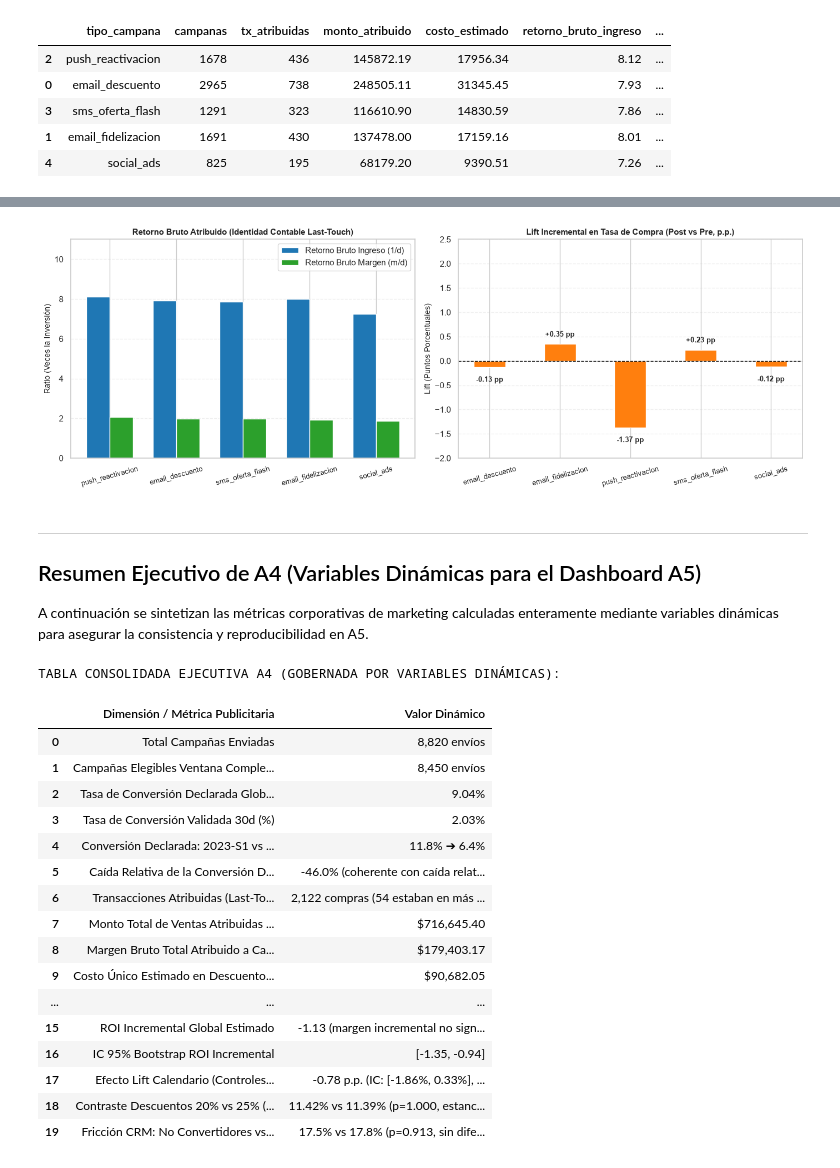
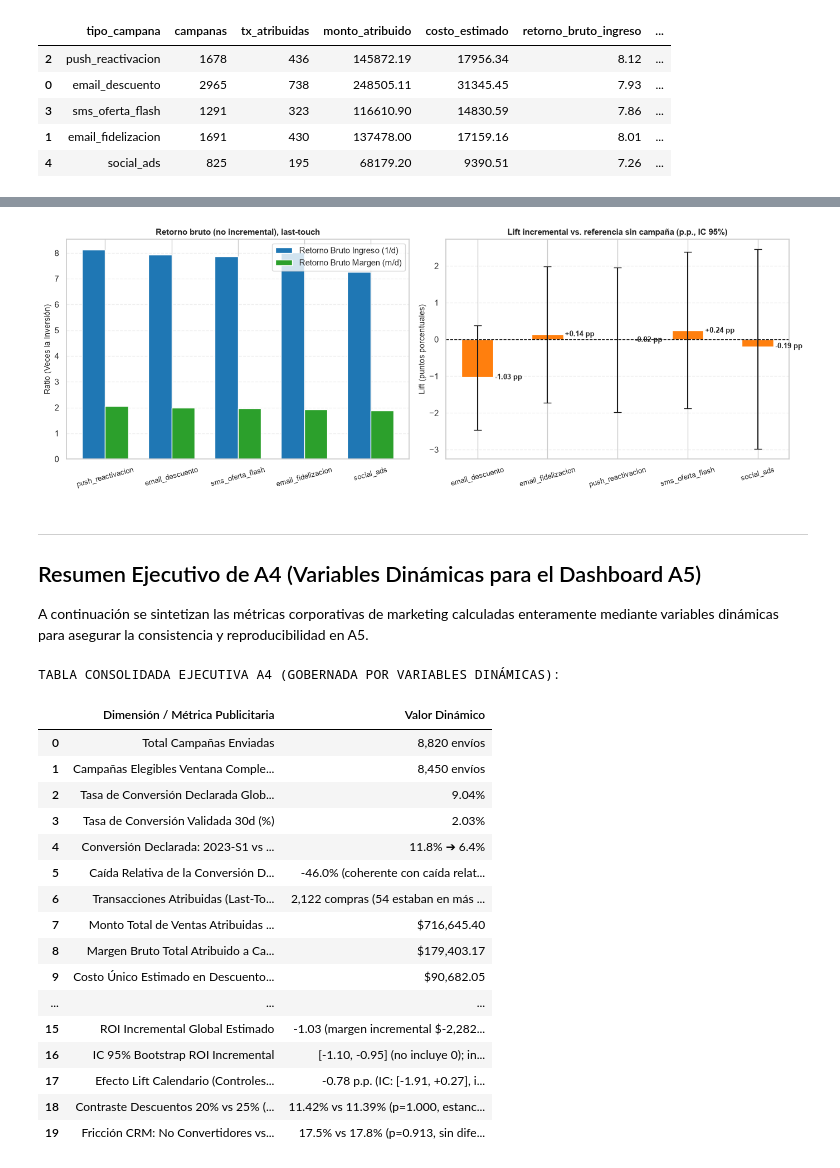
Before and after one commit to DanielAzuaje7/retailventure-intelligence, a Jupyter notebook: notebooks/04_A4_Marketing_ROI.ipynb, the cells around one changed output, grey strips where cells are left out. Drawn from its saved outputs; the diff is of its cells as text; code cells hidden in the pictures.

```diff
--- a/notebooks/04_A4_Marketing_ROI.ipynb
+++ b/notebooks/04_A4_Marketing_ROI.ipynb
@@ -969,36 +995,38 @@ print(f"  el costo debería reducirse a un canje máximo del {r_star_high*100:.1
 # %%
 # Gráfica Comparativa: Retorno Bruto (Contable) vs Lift Incremental
 fig, (ax1, ax2) = plt.subplots(1, 2, figsize=(14, 5))
 
 # Subplot 1: Retorno Bruto
 x = np.arange(len(roi_tipo))
 width = 0.35
 ax1.bar(x - width/2, roi_tipo['retorno_bruto_ingreso'], width, label='Retorno Bruto Ingreso (1/d)', color='#1F77B4')
 ax1.bar(x + width/2, roi_tipo['retorno_bruto_margen'], width, label='Retorno Bruto Margen (m/d)', color='#2CA02C')
-ax1.set_title('Retorno Bruto Atribuido (Identidad Contable Last-Touch)', fontsize=11, fontweight='bold')
+ax1.set_title('Retorno bruto (no incremental), last-touch', fontsize=11, fontweight='bold')
 ax1.set_xticks(x)
 ax1.set_xticklabels(roi_tipo['tipo_campana'], fontsize=9, rotation=15)
 ax1.set_ylabel('Ratio (Veces la Inversión)', fontsize=10)
-ax1.set_ylim(0, 11)
 ax1.grid(axis='y', alpha=0.3, linestyle='--')
 ax1.legend(frameon=True)
 
-# Subplot 2: Lift Incremental
-ax2.bar(df_boot_tipo['Tipo de Campaña'], df_boot_tipo['Lift (p.p.)'], color='#FF7F0E', width=0.45)
+# Subplot 2: Lift incremental por tipo con IC 95% bootstrap
+lt = df_lift_tipo[df_lift_tipo['tipo_campana'] != 'TOTAL'].reset_index(drop=True)
+err = np.array([lt['lift_pp'] - lt['ic_lift'].str[0], lt['ic_lift'].str[1] - lt['lift_pp']])
+x2 = np.arange(len(lt))
+ax2.bar(x2, lt['lift_pp'], color='#FF7F0E', width=0.45, yerr=err, capsize=5)
 ax2.axhline(0, color='black', lw=1.0, linestyle='--')
-ax2.set_title('Lift Incremental en Tasa de Compra (Post vs Pre, p.p.)', fontsize=11, fontweight='bold')
-ax2.set_ylabel('Lift (Puntos Porcentuales)', fontsize=10)
-ax2.set_xticklabels(df_boot_tipo['Tipo de Campaña'], fontsize=9, rotation=15)
-ax2.set_ylim(-2.0, 2.5)
+ax2.set_title('Lift incremental vs. referencia sin campaña (p.p., IC 95%)', fontsize=11, fontweight='bold')
+ax2.set_ylabel('Lift (puntos porcentuales)', fontsize=10)
+ax2.set_xticks(x2)
+ax2.set_xticklabels(lt['tipo_campana'], fontsize=9, rotation=15)
 ax2.grid(axis='y', alpha=0.3, linestyle='--')
 
-for i, v in enumerate(df_boot_tipo['Lift (p.p.)']):
-    ax2.annotate(f"{v:+.2f} pp", (i, v + 0.15 if v >= 0 else v - 0.3), ha='center', fontsize=9, fontweight='bold')
+for i, v in enumerate(lt['lift_pp']):
+    ax2.annotate(f"{v:+.2f} pp", (i + 0.25, v), ha='left', va='center', fontsize=9, fontweight='bold')
 
 plt.tight_layout()
 plt.show()
 # %% [output]
-[figure, old version]
+[figure, new version]
 # %% [markdown]
 ---
 ## Resumen Ejecutivo de A4 (Variables Dinámicas para el Dashboard A5)
@@ -1023,8 +1051,8 @@ resumen_a4 = pd.DataFrame({
         'Costo Único Estimado en Descuentos de Campaña ($)',
         'Retorno Bruto Global de Ingreso (Identidad Contable)',
         'Retorno Bruto Global de Margen (Identidad Contable)',
-        'Ritmo Base Pre-Campaña vs Post-Campaña (30d)',
-        'Lift Incremental Global de Compra (30d)',
+        'Tasa de Compra: Referencia sin Campaña vs Post-Envío (30d)',
+        'Lift Incremental Global de Compra (30d, vs. mismo cliente sin campaña)',
         'IC 95% Bootstrap Lift Incremental (Cliente)',
         'ROI Incremental Global Estimado',
         'IC 95% Bootstrap ROI Incremental',
@@ -1045,19 +1073,22 @@ resumen_a4 = pd.DataFrame({
         f"${costo_estimado_lt:,.2f}",
         f"{retorno_bruto_ingreso_global:.2f}x (refleja 1/d medio)",
         f"{retorno_bruto_margen_global:.2f}x (refleja m/d medio)",
-        f"{tasa_pre_base:.2f}% (base) vs {tasa_post_base:.2f}% (post)",
-        f"{lift_global_pp:+.2f} p.p. (no se detecta efecto incremental)",
-        f"[{ic_lift_global[0]:.2f}%, {ic_lift_global[1]:.2f}%] (incluye al 0)",
-        f"{roi_incremental_global:.2f} (margen incremental no significativo)",
-        f"[{ic_roi_global[0]:.2f}, {ic_roi_global[1]:.2f}]",
-        f"{lift_calendario:+.2f} p.p. (IC: [{ic_lift_cal[0]:.2f}%, {ic_lift_cal[1]:.2f}%], incluye 0)",
+        f"{tasa_pre_base:.2f}% (referencia) vs {tasa_post_base:.2f}% (post)",
+        f"{lift_global_pp:+.2f} p.p." + (" (no se detecta efecto incremental)" if ic_lift_global[0] <= 0 <= ic_lift_global[1] else ""),
+        f"[{ic_lift_global[0]:+.2f}, {ic_lift_global[1]:+.2f}] p.p." + (" (incluye 0)" if ic_lift_global[0] <= 0 <= ic_lift_global[1] else " (no incluye 0)"),
+        f"{roi_incremental_global:.2f} (margen incremental ${margen_incremental:,.2f} frente a costo ${costo_unico:,.2f})",
+        f"[{ic_roi_global[0]:.2f}, {ic_roi_global[1]:.2f}]" + (" (incluye 0)" if ic_roi_global[0] <= 0 <= ic_roi_global[1] else " (no incluye 0)")
+            + ("; incluye −1: margen incremental cero" if ic_roi_global[0] <= -1 <= ic_roi_global[1] else ""),
+        f"{lift_calendario:+.2f} p.p. (IC: [{ic_lift_cal[0]:+.2f}, {ic_lift_cal[1]:+.2f}]"
+            + (", incluye 0)" if ic_lift_cal[0] <= 0 <= ic_lift_cal[1] else ", no incluye 0)"),
         f"{tasa_20:.2f}% vs {tasa_25:.2f}% (p={p_20_25:.3f}, estancamiento)",
         f"{friccion_resumen.loc[0, 'tasa_con_quejas']:.1f}% vs {friccion_resumen.loc[1, 'tasa_con_quejas']:.1f}% (p={p_q:.3f}, sin diferencia)"
     ]
 })
 
 print("TABLA CONSOLIDADA EJECUTIVA A4 (GOBERNADA POR VARIABLES DINÁMICAS):")
-display(resumen_a4)
+with pd.option_context('display.max_colwidth', None):
+    display(resumen_a4)
 # %% [output]
 TABLA CONSOLIDADA EJECUTIVA A4 (GOBERNADA POR VARIABLES DINÁMICAS):
 |  | Dimensión / Métrica Publicitaria | Valor Dinámico |
@@ -1072,8 +1103,8 @@ TABLA CONSOLIDADA EJECUTIVA A4 (GOBERNADA POR VARIABLES DINÁMICAS):
 | 8 | Margen Bruto Total Atribuido a Ca... | $179,403.17 |
 | 9 | Costo Único Estimado en Descuento... | $90,682.05 |
 | ... | ... | ... |
-| 15 | ROI Incremental Global Estimado | -1.13 (margen incremental no sign... |
-| 16 | IC 95% Bootstrap ROI Incremental | [-1.35, -0.94] |
-| 17 | Efecto Lift Calendario (Controles... | -0.78 p.p. (IC: [-1.86%, 0.33%], ... |
+| 15 | ROI Incremental Global Estimado | -1.03 (margen incremental $-2,282... |
+| 16 | IC 95% Bootstrap ROI Incremental | [-1.10, -0.95] (no incluye 0); in... |
+| 17 | Efecto Lift Calendario (Controles... | -0.78 p.p. (IC: [-1.91, +0.27], i... |
 | 18 | Contraste Descuentos 20% vs 25% (... | 11.42% vs 11.39% (p=1.000, estanc... |
 | 19 | Fricción CRM: No Convertidores vs... | 17.5% vs 17.8% (p=0.913, sin dife... |
```
Also changed, not shown: parts of 6 cells of this notebook, 2 other files.
